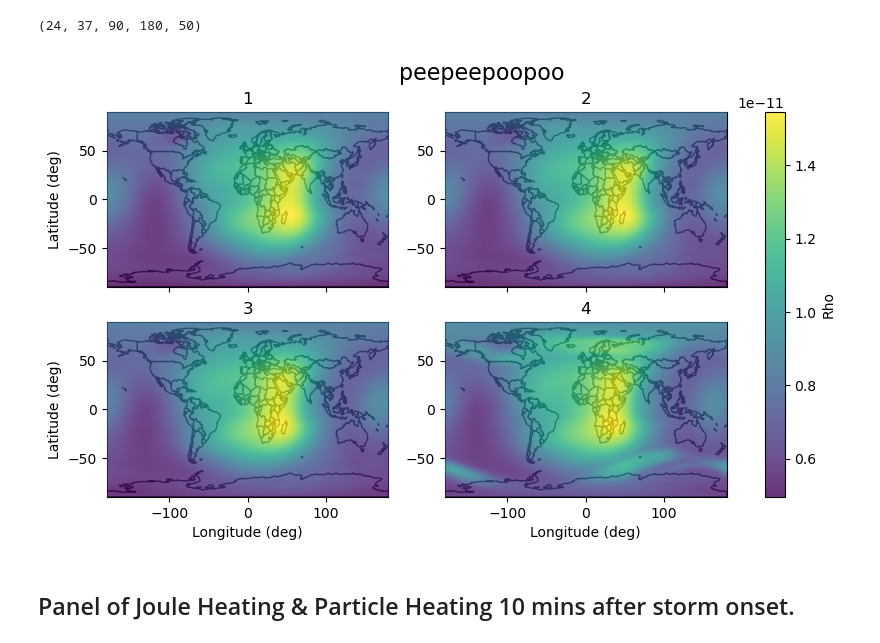
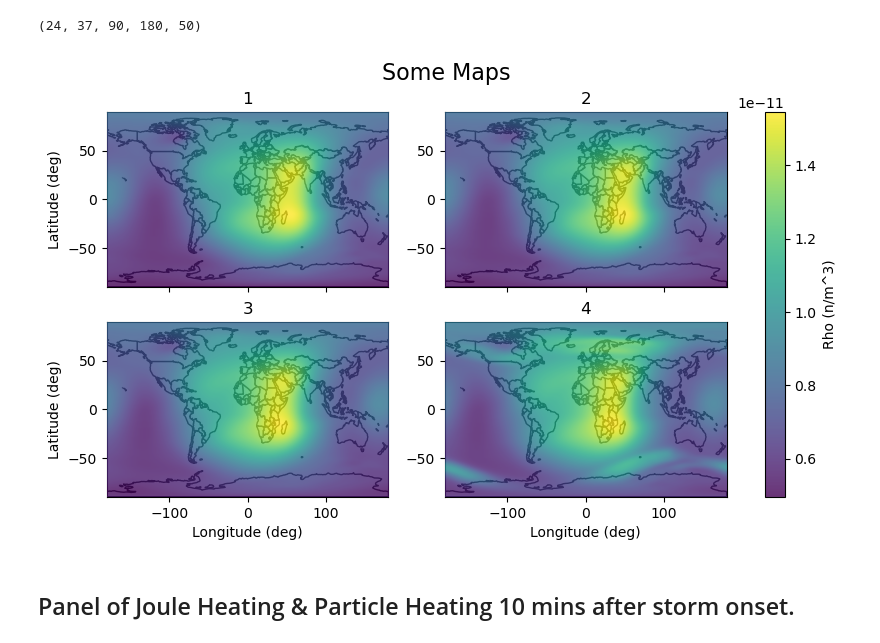
Before and after one commit to abukowski21/SAMI3-GITM-python, a Jupyter notebook: Panels_and_custom_plots.ipynb, the cells around one changed output. Saved outputs shown, nothing was run; the diff lists cells and outputs as text; code cells hidden in the pictures.

```diff
--- a/Panels_and_custom_plots.ipynb
+++ b/Panels_and_custom_plots.ipynb
@@ -45,36 +45,37 @@ data[1][0] = gitmbins[10,0,:,:,30]
 data[1][1] = gitmbins[15,0,:,:,30]
 
 titles=[[0,0],[0,0]]
 titles[0][0] = "1"
 titles[0][1] = "2"
 titles[1][0] = "3"
 titles[1][1] = "4"
 
 fig, axes = plt.subplots(nrows,ncols, figsize=(10,5), sharex=True)
 
 for row in range(nrows):
     for col in range(ncols):
         im = pr.draw_map(data[row][col], [np.min(data1), np.max(data1)], save_or_show="return", ax=axes[row,col], title=str(row))
 
         axes[row,col].set_title(titles[row][col])
 
         if col == 0:
             axes[row,col].set_ylabel("Latitude (deg)")
         if row == nrows-1:
             axes[row,col].set_xlabel("Longitude (deg)")
 
 
-fig.suptitle('peepeepoopoo', fontsize=16, ha='center')
+fig.suptitle('Some Maps          ', fontsize=16, ha='center')
+# spaces needed to center properly with the colorbar existing.
 
 fig.colorbar(im, ax=axes.ravel().tolist(), orientation="vertical",
-             label = 'Rho')
+             label = 'Rho (n/m^3)')
 fig.align_xlabels()
 
 
 plt.show()
 plt.close()
 # %% [output]
-[figure, old version]
+[figure, new version]
 # %% [markdown]
 ## Panel of Joule Heating & Particle Heating 10 mins after storm onset.
 # %%
```
